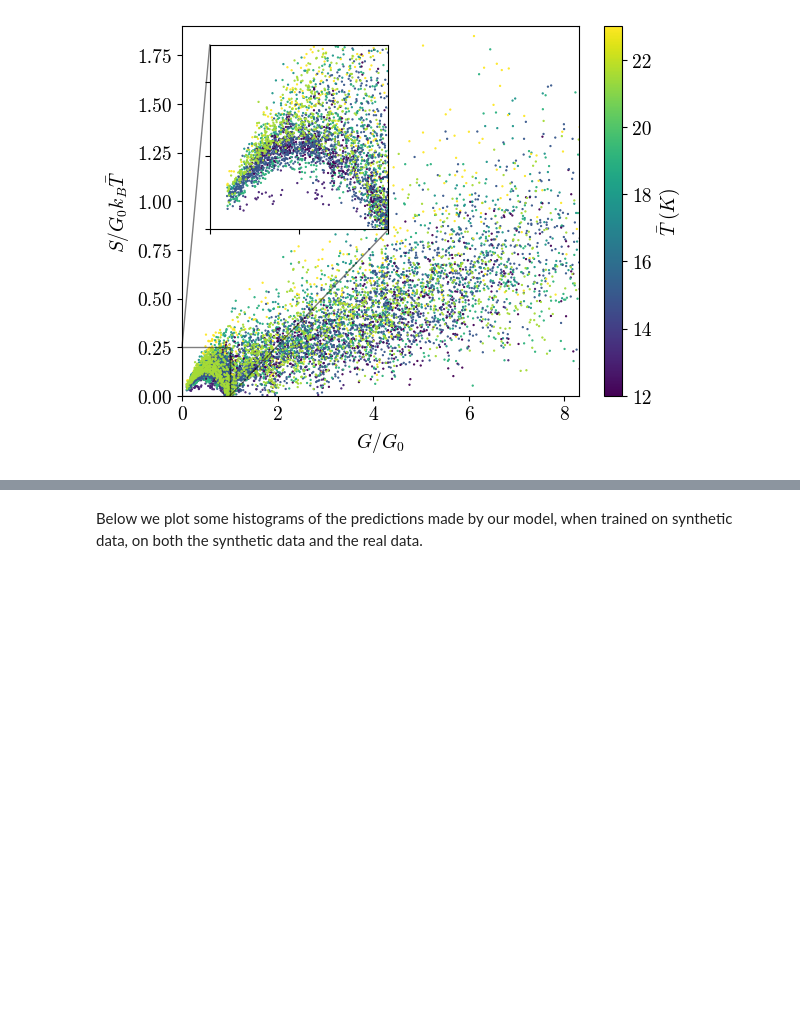
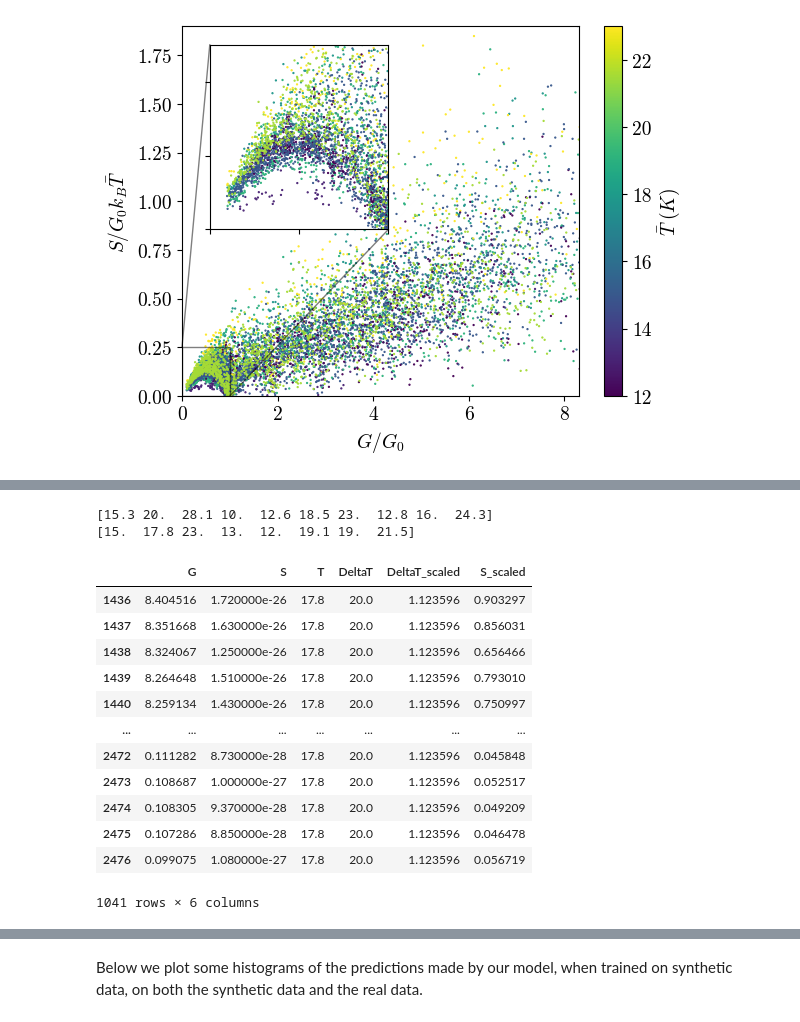
Before and after one commit to matthew-gerry/delta_T_noise_ML, a Jupyter notebook: data_visualization.ipynb, the cells around one changed output, grey strips where cells are left out. Drawn from its saved outputs; the diff is of its cells as text; code cells hidden in the pictures; blank space fills up the shorter version.

```diff
--- a/data_visualization.ipynb
+++ b/data_visualization.ipynb
@@ -137,3 +137,26 @@ plt.show()
+# %%
+df_temp = df[df["DeltaT"]>=1]
+
+print(df_temp["DeltaT"].unique())
+print(df_temp["T"].unique())
+
+df_temp[df_temp["DeltaT"]==20]
+# %% [output]
+[15.3 20.  28.1 10.  12.6 18.5 23.  12.8 16.  24.3]
+[15.  17.8 23.  13.  12.  19.1 19.  21.5]
+|  | G | S | T | DeltaT | DeltaT_scaled | S_scaled |
+| 1436 | 8.404516 | 1.720000e-26 | 17.8 | 20.0 | 1.123596 | 0.903297 |
+| 1437 | 8.351668 | 1.630000e-26 | 17.8 | 20.0 | 1.123596 | 0.856031 |
+| 1438 | 8.324067 | 1.250000e-26 | 17.8 | 20.0 | 1.123596 | 0.656466 |
+| 1439 | 8.264648 | 1.510000e-26 | 17.8 | 20.0 | 1.123596 | 0.793010 |
+| 1440 | 8.259134 | 1.430000e-26 | 17.8 | 20.0 | 1.123596 | 0.750997 |
+| ... | ... | ... | ... | ... | ... | ... |
+| 2472 | 0.111282 | 8.730000e-28 | 17.8 | 20.0 | 1.123596 | 0.045848 |
+| 2473 | 0.108687 | 1.000000e-27 | 17.8 | 20.0 | 1.123596 | 0.052517 |
+| 2474 | 0.108305 | 9.370000e-28 | 17.8 | 20.0 | 1.123596 | 0.049209 |
+| 2475 | 0.107286 | 8.850000e-28 | 17.8 | 20.0 | 1.123596 | 0.046478 |
+| 2476 | 0.099075 | 1.080000e-27 | 17.8 | 20.0 | 1.123596 | 0.056719 |
+1041 rows × 6 columns
 # %%
 # Plot the data at two choices of delta T and then all mixed together in two separate panels
 
```
Also changed, not shown: parts of 2 cells of this notebook.
